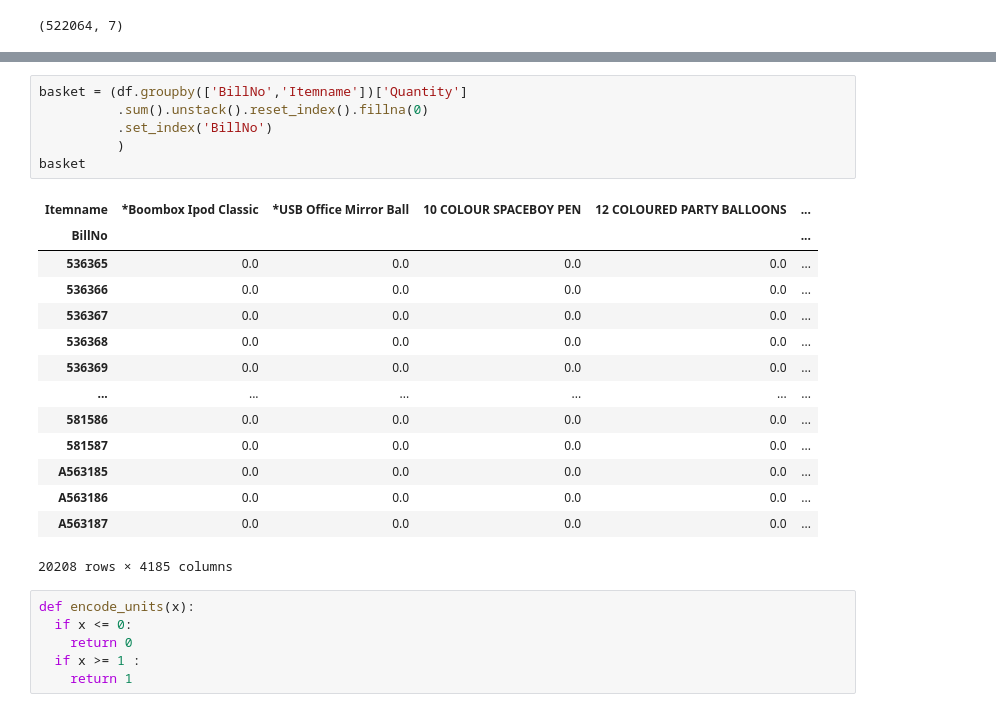
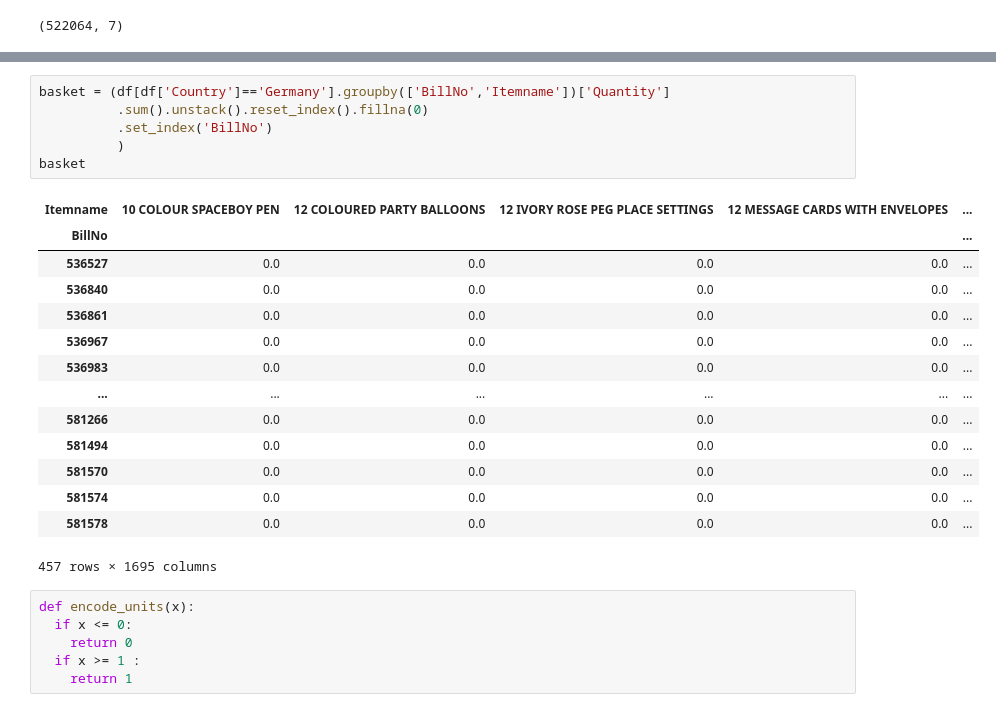
Before and after one commit to zinakhazaee/MachineLearning-UnsupervisedLearning-Association, a Jupyter notebook: AssignmentData.ipynb, the cells around one changed output, grey strips where cells are left out. Saved outputs shown, nothing was run; the diff lists cells and outputs as text.

```diff
--- a/AssignmentData.ipynb
+++ b/AssignmentData.ipynb
@@ -25,24 +61,24 @@ df.shape
 # %%
-basket = (df.groupby(['BillNo','Itemname'])['Quantity']
+basket = (df[df['Country']=='Germany'].groupby(['BillNo','Itemname'])['Quantity']
           .sum().unstack().reset_index().fillna(0)
           .set_index('BillNo')
           )
 basket
 # %% [output]
-| Itemname | *Boombox Ipod Classic | *USB Office Mirror Ball | 10 COLOUR SPACEBOY PEN | 12 COLOURED PARTY BALLOONS | ... |
+| Itemname | 10 COLOUR SPACEBOY PEN | 12 COLOURED PARTY BALLOONS | 12 IVORY ROSE PEG PLACE SETTINGS | 12 MESSAGE CARDS WITH ENVELOPES | ... |
 | BillNo |  |  |  |  | ... |
-| 536365 | 0.0 | 0.0 | 0.0 | 0.0 | ... |
-| 536366 | 0.0 | 0.0 | 0.0 | 0.0 | ... |
-| 536367 | 0.0 | 0.0 | 0.0 | 0.0 | ... |
-| 536368 | 0.0 | 0.0 | 0.0 | 0.0 | ... |
-| 536369 | 0.0 | 0.0 | 0.0 | 0.0 | ... |
+| 536527 | 0.0 | 0.0 | 0.0 | 0.0 | ... |
+| 536840 | 0.0 | 0.0 | 0.0 | 0.0 | ... |
+| 536861 | 0.0 | 0.0 | 0.0 | 0.0 | ... |
+| 536967 | 0.0 | 0.0 | 0.0 | 0.0 | ... |
+| 536983 | 0.0 | 0.0 | 0.0 | 0.0 | ... |
 | ... | ... | ... | ... | ... | ... |
-| 581586 | 0.0 | 0.0 | 0.0 | 0.0 | ... |
-| 581587 | 0.0 | 0.0 | 0.0 | 0.0 | ... |
-| A563185 | 0.0 | 0.0 | 0.0 | 0.0 | ... |
-| A563186 | 0.0 | 0.0 | 0.0 | 0.0 | ... |
-| A563187 | 0.0 | 0.0 | 0.0 | 0.0 | ... |
+| 581266 | 0.0 | 0.0 | 0.0 | 0.0 | ... |
+| 581494 | 0.0 | 0.0 | 0.0 | 0.0 | ... |
+| 581570 | 0.0 | 0.0 | 0.0 | 0.0 | ... |
+| 581574 | 0.0 | 0.0 | 0.0 | 0.0 | ... |
+| 581578 | 0.0 | 0.0 | 0.0 | 0.0 | ... |
-20208 rows × 4185 columns
+457 rows × 1695 columns
 # %%
 def encode_units(x):
   if x <= 0:
```
Also changed, not shown: parts of 6 cells of this notebook.
